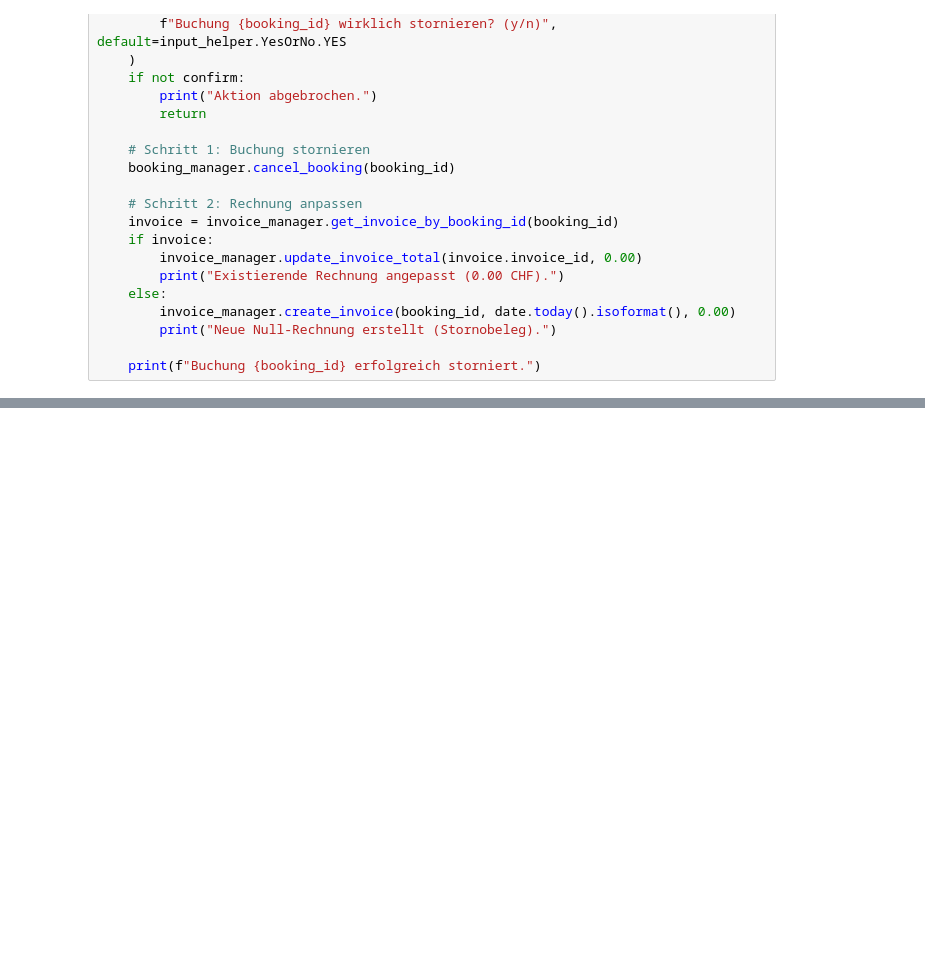
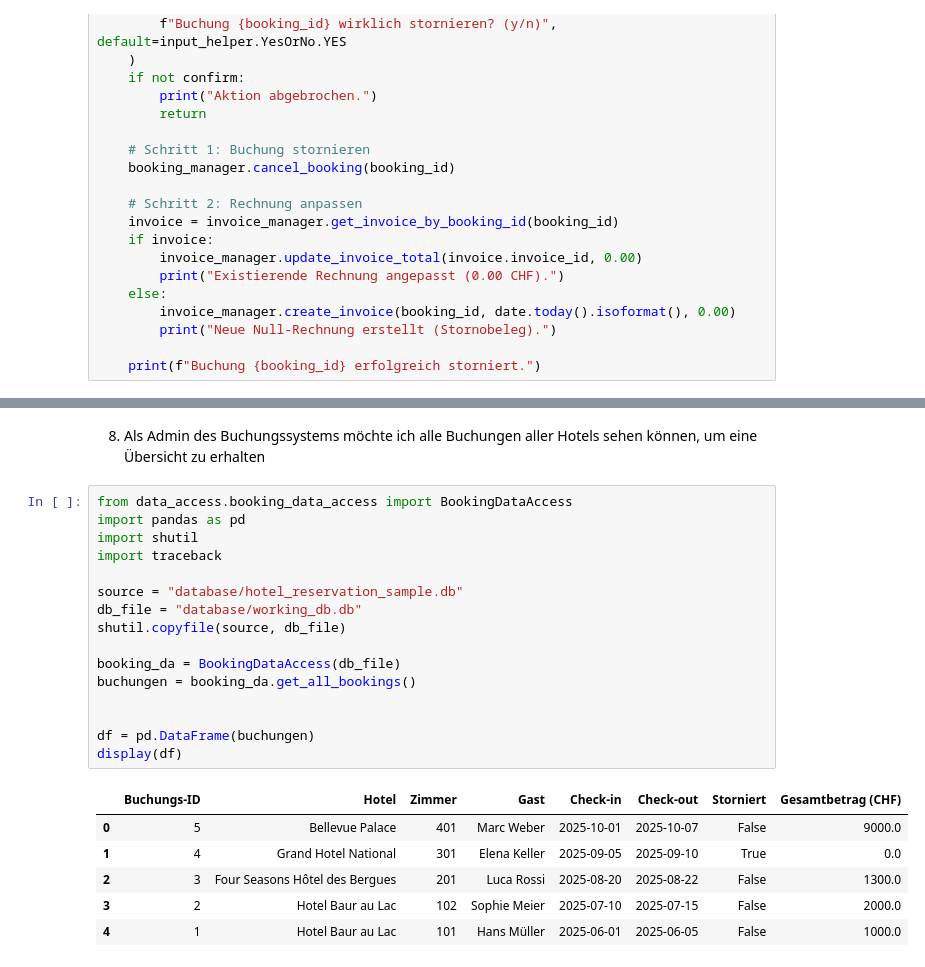
Before and after one commit to AEPFS2025Group14/Hotelreservationsystem, a Jupyter notebook: Hotelreservation.ipynb, the cells around one changed output, grey strips where cells are left out. Drawn from its saved outputs; the diff is of its cells as text; blank space fills up the shorter version.

```diff
--- a/Hotelreservation.ipynb
+++ b/Hotelreservation.ipynb
@@ -908,0 +1019,25 @@ def cancel_booking():
+# %% [markdown]
+8. Als Admin des Buchungssystems möchte ich alle Buchungen aller Hotels sehen können, um eine Übersicht zu erhalten
+# %%
+from data_access.booking_data_access import BookingDataAccess
+import pandas as pd
+import shutil
+import traceback
+
+source = "database/hotel_reservation_sample.db"
+db_file = "database/working_db.db"
+shutil.copyfile(source, db_file)
+
+booking_da = BookingDataAccess(db_file)
+buchungen = booking_da.get_all_bookings()
+
+
+df = pd.DataFrame(buchungen)
+display(df)
+# %% [output]
+|  | Buchungs-ID | Hotel | Zimmer | Gast | Check-in | Check-out | Storniert | Gesamtbetrag (CHF) |
+| 0 | 5 | Bellevue Palace | 401 | Marc Weber | 2025-10-01 | 2025-10-07 | False | 9000.0 |
+| 1 | 4 | Grand Hotel National | 301 | Elena Keller | 2025-09-05 | 2025-09-10 | True | 0.0 |
+| 2 | 3 | Four Seasons Hôtel des Bergues | 201 | Luca Rossi | 2025-08-20 | 2025-08-22 | False | 1300.0 |
+| 3 | 2 | Hotel Baur au Lac | 102 | Sophie Meier | 2025-07-10 | 2025-07-15 | False | 2000.0 |
+| 4 | 1 | Hotel Baur au Lac | 101 | Hans Müller | 2025-06-01 | 2025-06-05 | False | 1000.0 |
```
Also changed, not shown: parts of 3 cells of this notebook, 4 other files.
